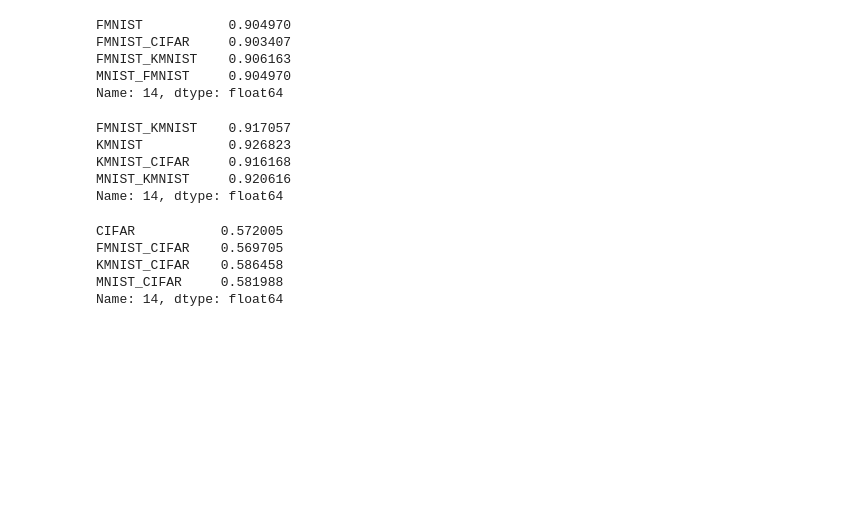
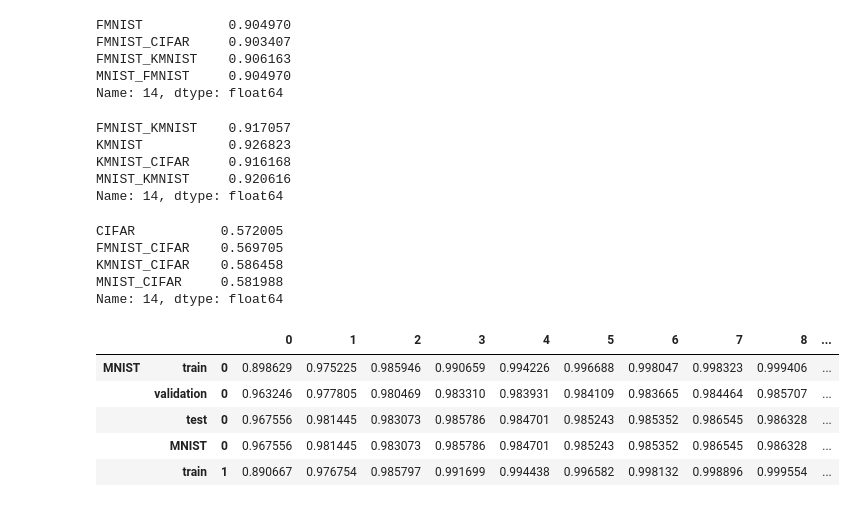
Before and after one commit to google/evojax, a Jupyter notebook: evojax/data/data_exploration.ipynb, the cells around one changed output. Drawn from its saved outputs; the diff is of its cells as text; code cells hidden in the pictures; blank space fills up the shorter version.

```diff
--- a/evojax/data/data_exploration.ipynb
+++ b/evojax/data/data_exploration.ipynb
@@ -88,3 +88,14 @@ FMNIST_CIFAR    0.569705
 KMNIST_CIFAR    0.586458
 MNIST_CIFAR     0.581988
 Name: 14, dtype: float64
+# %%
+df = pd.read_csv("./results/dataset_comparison_0924_1218.csv", index_col=(0, 1, 2), header=0)
+# %%
+df.head()
+# %% [output]
+|  |  |  | 0 | 1 | 2 | 3 | 4 | 5 | 6 | 7 | 8 | ... |
+| MNIST | train | 0 | 0.898629 | 0.975225 | 0.985946 | 0.990659 | 0.994226 | 0.996688 | 0.998047 | 0.998323 | 0.999406 | ... |
+|  | validation | 0 | 0.963246 | 0.977805 | 0.980469 | 0.983310 | 0.983931 | 0.984109 | 0.983665 | 0.984464 | 0.985707 | ... |
+|  | test | 0 | 0.967556 | 0.981445 | 0.983073 | 0.985786 | 0.984701 | 0.985243 | 0.985352 | 0.986545 | 0.986328 | ... |
+|  | MNIST | 0 | 0.967556 | 0.981445 | 0.983073 | 0.985786 | 0.984701 | 0.985243 | 0.985352 | 0.986545 | 0.986328 | ... |
+|  | train | 1 | 0.890667 | 0.976754 | 0.985797 | 0.991699 | 0.994438 | 0.996582 | 0.998132 | 0.998896 | 0.999554 | ... |
```
Also changed, not shown: parts of 15 cells of this notebook, 5 other files.
